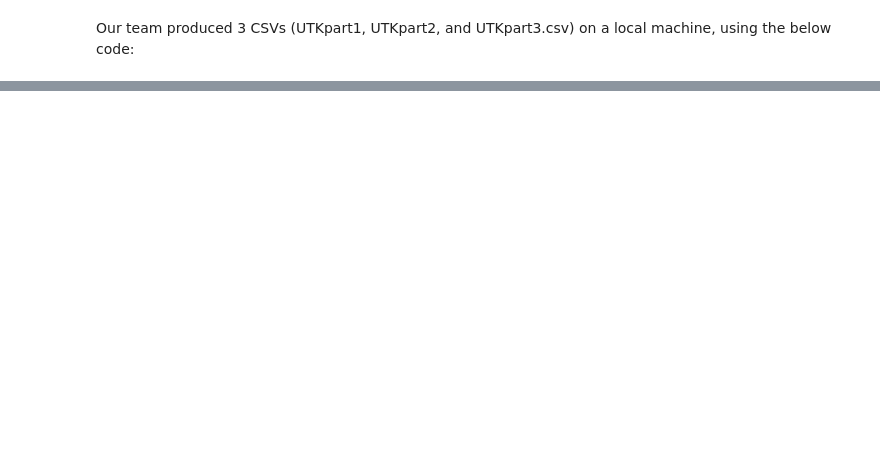
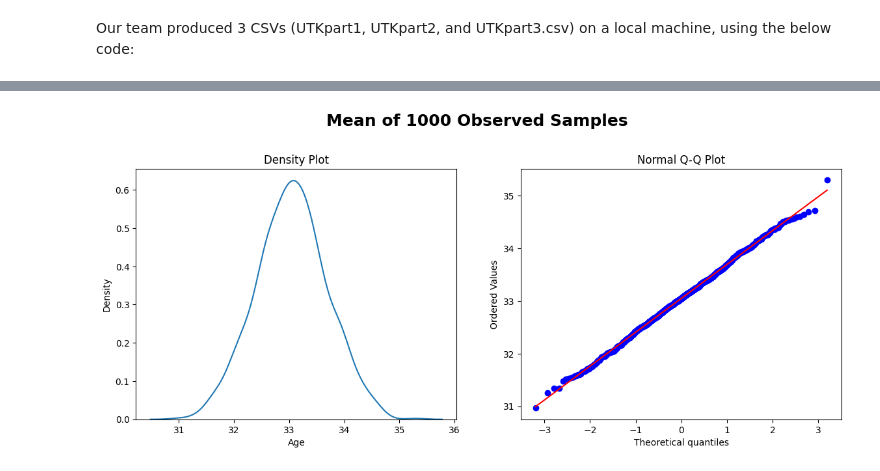
Before and after one commit to CUBoulder-DS/5301-5000-Final-Report, a Jupyter notebook: 5301_Final_Report.ipynb, the cells around one changed output, grey strips where cells are left out. Saved outputs shown, nothing was run; the diff lists cells and outputs as text; code cells hidden in the pictures; blank space fills up the shorter version.

```diff
--- a/5301_Final_Report.ipynb
+++ b/5301_Final_Report.ipynb
@@ -366,0 +275,21 @@ That only works for Jupyter Books. We are just generating a single ipynb HTML fi
+# %%
+'''
+Bootstrapping will create normal distributions and give us an idea of where the true statistics of the data lie
+'''
+# 1000 trials of of 1000 observed samples
+ages = df_utk['src_age']
+samples = []
+for _ in range(1000):
+    ages_samp = ages.sample(n=1000, replace=True)
+    samples.append(ages_samp)
+
+sample_means = [sample.mean() for sample in samples]
+
+fig, axes = plt.subplots(1, 2, figsize=(14,5))
+sns.kdeplot(sample_means, ax=axes[0]).set(title = "Density Plot", xlabel = "Age")
+stats.probplot(sample_means, dist = 'norm', plot = plt)
+plt.title('Normal Q-Q Plot')
+fig.show()
+fig.suptitle('Mean of 1000 Observed Samples', weight = "bold", y = 1.05).set_fontsize('18')
+# %% [output]
+[figure, added]
```
Also changed, not shown: parts of 93 cells of this notebook, 1 other file.
